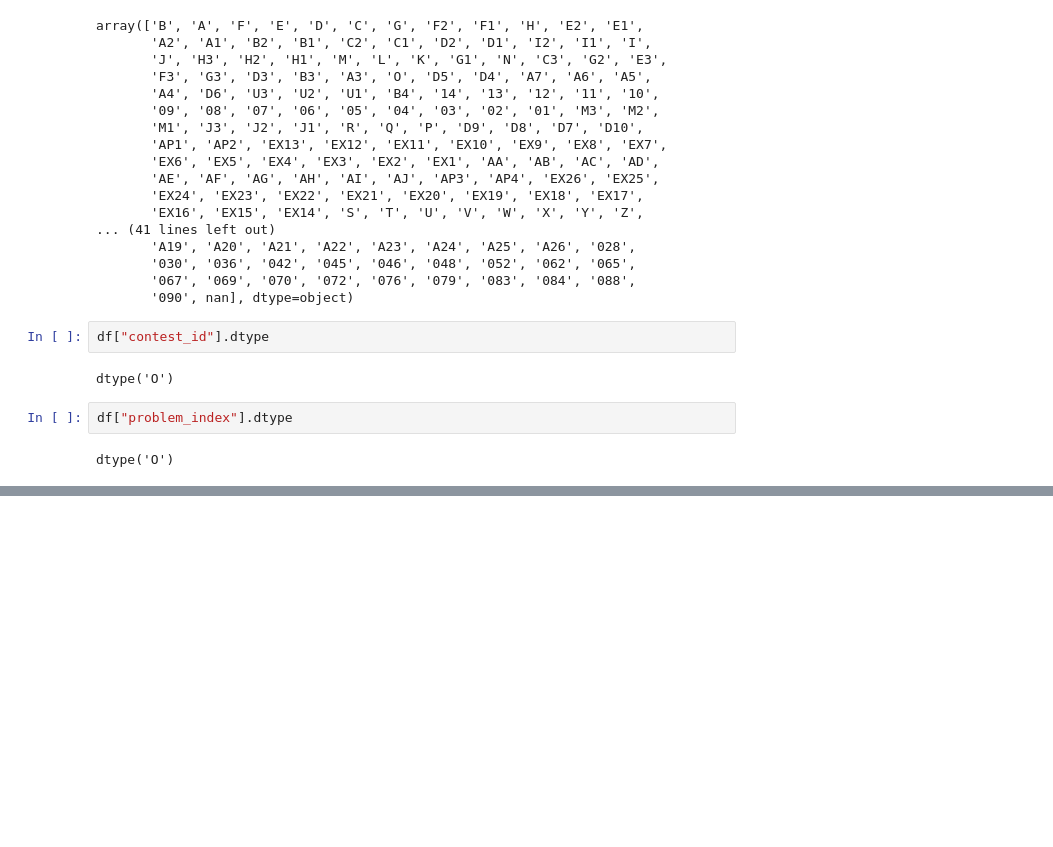
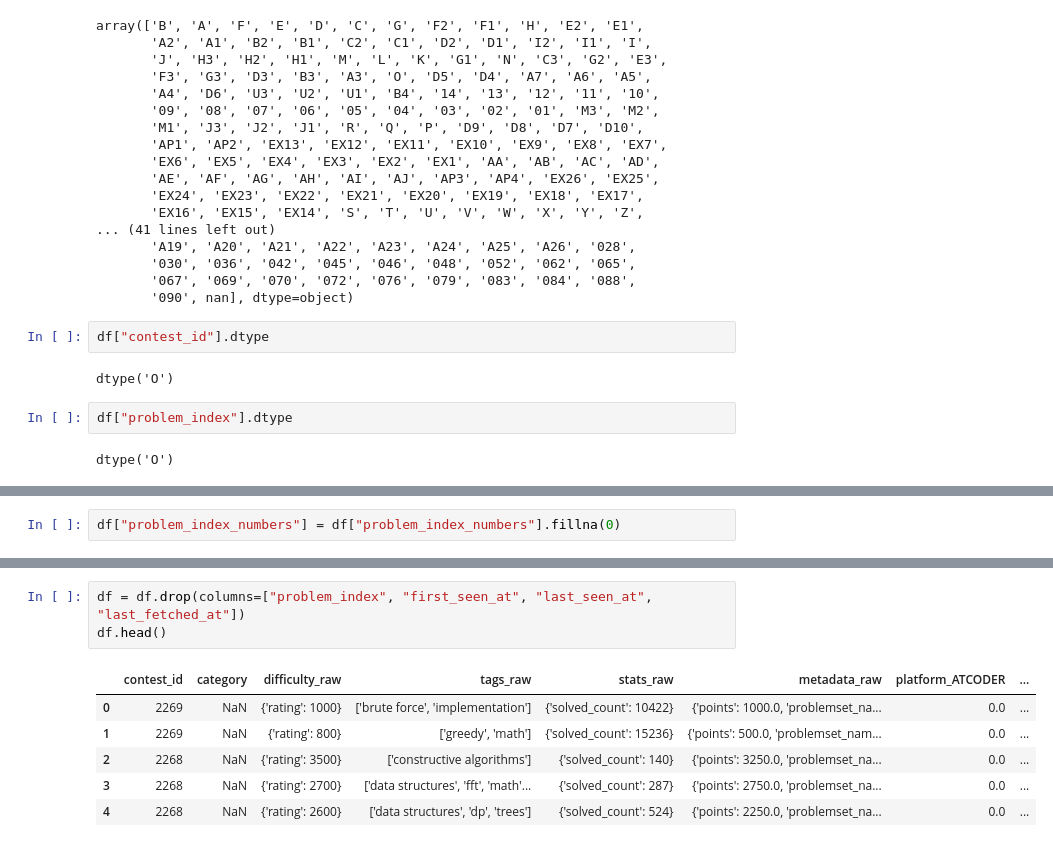
Before and after one commit to Batata-Vada/project_red, a Jupyter notebook: main.ipynb, the cells around one changed output, grey strips where cells are left out. Cells and saved outputs as stored; diff of their text form; blank space fills up the shorter version.

```diff
--- a/main.ipynb
+++ b/main.ipynb
@@ -202,0 +218,2 @@ dtype('O')
+# %%
+df["problem_index_numbers"] = df["problem_index_numbers"].fillna(0)
@@ -202,0 +266,10 @@ dtype('O')
+# %%
+df = df.drop(columns=["problem_index", "first_seen_at", "last_seen_at", "last_fetched_at"])
+df.head()
+# %% [output]
+|  | contest_id | category | difficulty_raw | tags_raw | stats_raw | metadata_raw | platform_ATCODER | ... |
+| 0 | 2269 | NaN | {'rating': 1000} | ['brute force', 'implementation'] | {'solved_count': 10422} | {'points': 1000.0, 'problemset_na... | 0.0 | ... |
+| 1 | 2269 | NaN | {'rating': 800} | ['greedy', 'math'] | {'solved_count': 15236} | {'points': 500.0, 'problemset_nam... | 0.0 | ... |
+| 2 | 2268 | NaN | {'rating': 3500} | ['constructive algorithms'] | {'solved_count': 140} | {'points': 3250.0, 'problemset_na... | 0.0 | ... |
+| 3 | 2268 | NaN | {'rating': 2700} | ['data structures', 'fft', 'math'... | {'solved_count': 287} | {'points': 2750.0, 'problemset_na... | 0.0 | ... |
+| 4 | 2268 | NaN | {'rating': 2600} | ['data structures', 'dp', 'trees'] | {'solved_count': 524} | {'points': 2250.0, 'problemset_na... | 0.0 | ... |
```
Also changed, not shown: parts of 7 cells of this notebook, 1 other file.
